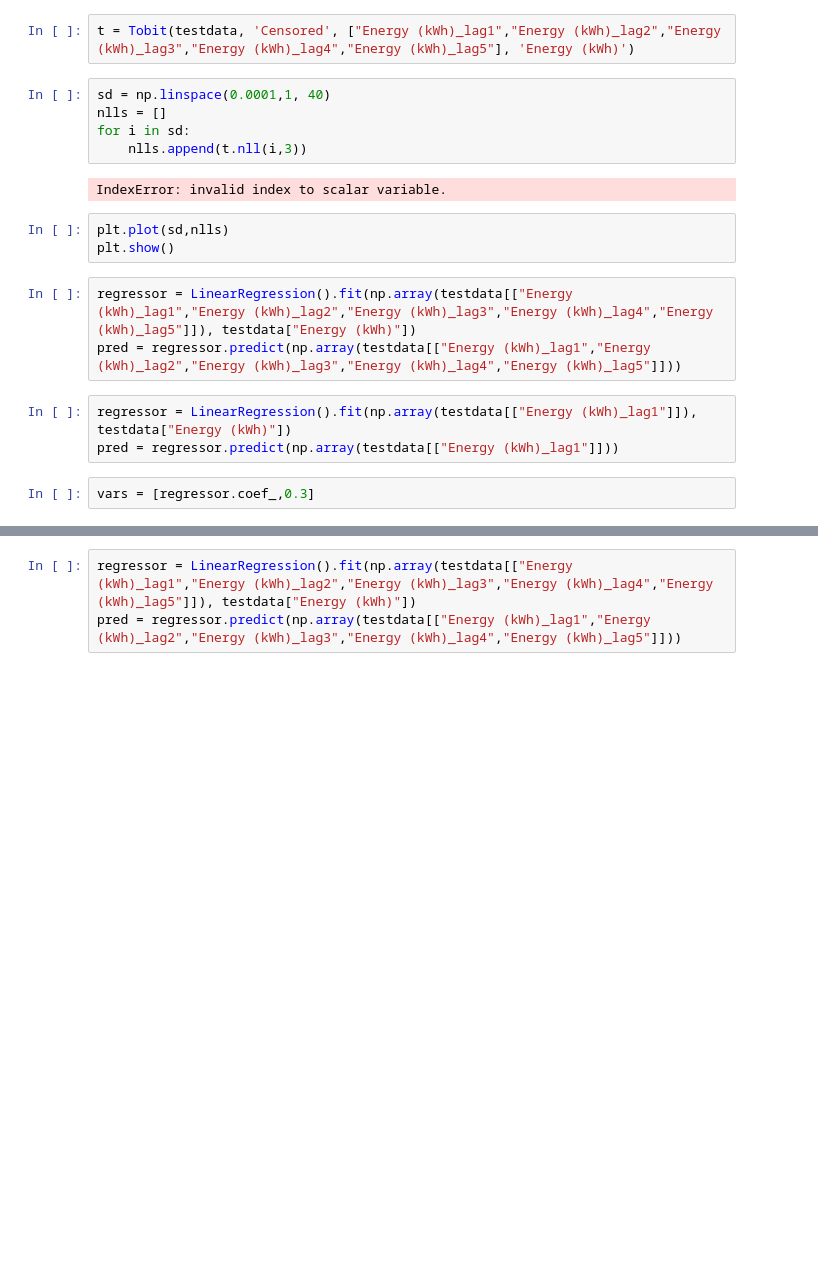
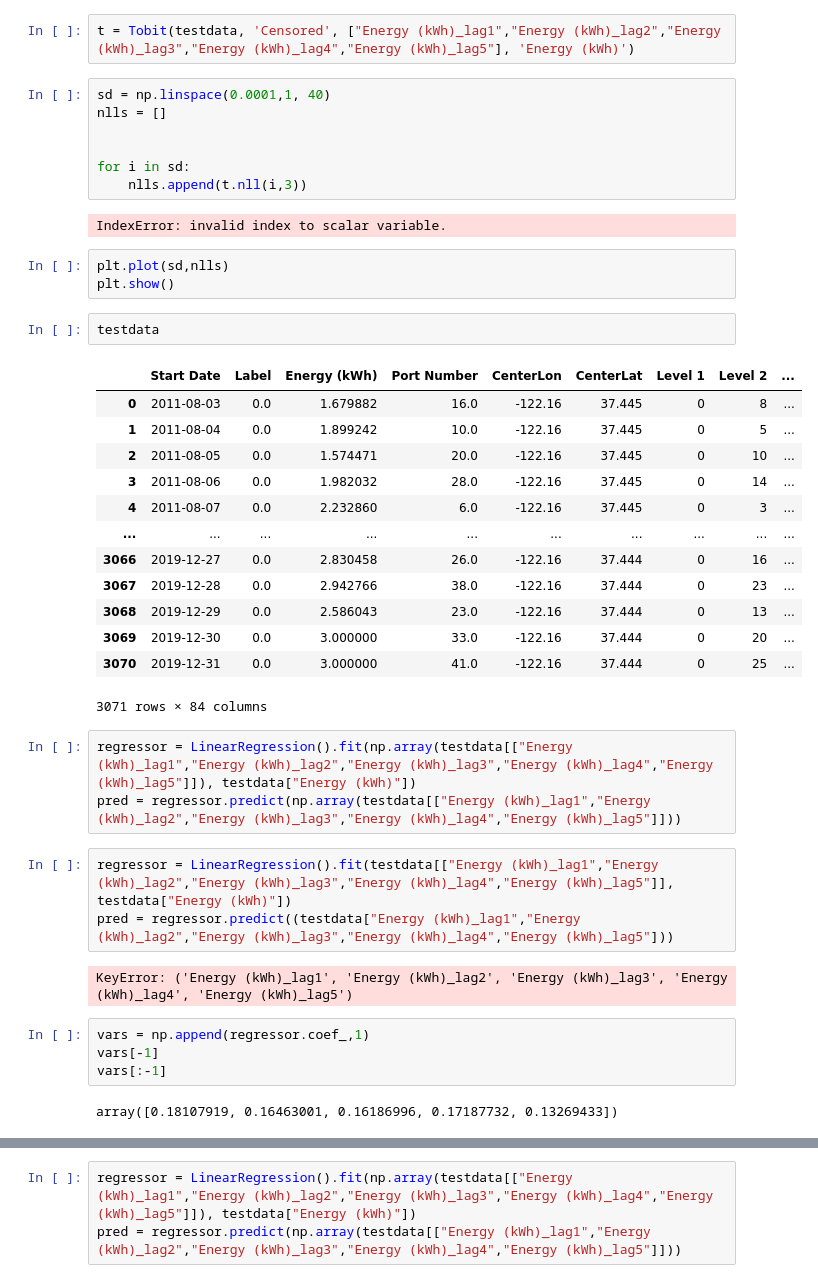
Before and after one commit to Jungar111/Bachelor2021, a Jupyter notebook: Modelling/tobit_test.ipynb, the cells around one changed output, grey strips where cells are left out. Cells and saved outputs as stored; diff of their text form; blank space fills up the shorter version.

```diff
--- a/Modelling/tobit_test.ipynb
+++ b/Modelling/tobit_test.ipynb
@@ -82,6 +82,8 @@ t = Tobit(testdata, 'Censored', ["Energy (kWh)_lag1","Energy (kWh)_lag2","Energy
 # %%
 sd = np.linspace(0.0001,1, 40)
 nlls = []
+
+
 for i in sd:
     nlls.append(t.nll(i,3))
 # %% [output]
@@ -89,13 +91,35 @@ IndexError: invalid index to scalar variable.
 # %%
 plt.plot(sd,nlls)
 plt.show()
+# %%
+testdata
+# %% [output]
+|  | Start Date | Label | Energy (kWh) | Port Number | CenterLon | CenterLat | Level 1 | Level 2 | ... |
+| 0 | 2011-08-03 | 0.0 | 1.679882 | 16.0 | -122.16 | 37.445 | 0 | 8 | ... |
+| 1 | 2011-08-04 | 0.0 | 1.899242 | 10.0 | -122.16 | 37.445 | 0 | 5 | ... |
+| 2 | 2011-08-05 | 0.0 | 1.574471 | 20.0 | -122.16 | 37.445 | 0 | 10 | ... |
+| 3 | 2011-08-06 | 0.0 | 1.982032 | 28.0 | -122.16 | 37.445 | 0 | 14 | ... |
+| 4 | 2011-08-07 | 0.0 | 2.232860 | 6.0 | -122.16 | 37.445 | 0 | 3 | ... |
+| ... | ... | ... | ... | ... | ... | ... | ... | ... | ... |
+| 3066 | 2019-12-27 | 0.0 | 2.830458 | 26.0 | -122.16 | 37.444 | 0 | 16 | ... |
+| 3067 | 2019-12-28 | 0.0 | 2.942766 | 38.0 | -122.16 | 37.444 | 0 | 23 | ... |
+| 3068 | 2019-12-29 | 0.0 | 2.586043 | 23.0 | -122.16 | 37.444 | 0 | 13 | ... |
+| 3069 | 2019-12-30 | 0.0 | 3.000000 | 33.0 | -122.16 | 37.444 | 0 | 20 | ... |
+| 3070 | 2019-12-31 | 0.0 | 3.000000 | 41.0 | -122.16 | 37.444 | 0 | 25 | ... |
+3071 rows × 84 columns
 # %%
 regressor = LinearRegression().fit(np.array(testdata[["Energy (kWh)_lag1","Energy (kWh)_lag2","Energy (kWh)_lag3","Energy (kWh)_lag4","Energy (kWh)_lag5"]]), testdata["Energy (kWh)"])
 pred = regressor.predict(np.array(testdata[["Energy (kWh)_lag1","Energy (kWh)_lag2","Energy (kWh)_lag3","Energy (kWh)_lag4","Energy (kWh)_lag5"]]))
 # %%
-regressor = LinearRegression().fit(np.array(testdata[["Energy (kWh)_lag1"]]), testdata["Energy (kWh)"])
-pred = regressor.predict(np.array(testdata[["Energy (kWh)_lag1"]]))
+regressor = LinearRegression().fit(testdata[["Energy (kWh)_lag1","Energy (kWh)_lag2","Energy (kWh)_lag3","Energy (kWh)_lag4","Energy (kWh)_lag5"]], testdata["Energy (kWh)"])
+pred = regressor.predict((testdata["Energy (kWh)_lag1","Energy (kWh)_lag2","Energy (kWh)_lag3","Energy (kWh)_lag4","Energy (kWh)_lag5"]))
+# %% [output]
+KeyError: ('Energy (kWh)_lag1', 'Energy (kWh)_lag2', 'Energy (kWh)_lag3', 'Energy (kWh)_lag4', 'Energy (kWh)_lag5')
-# %%
-vars = [regressor.coef_,0.3]
+# %%
+vars = np.append(regressor.coef_,1)
+vars[-1]
+vars[:-1]
+# %% [output]
+array([0.18107919, 0.16463001, 0.16186996, 0.17187732, 0.13269433])
 # %%
 minimizer = t.minimize(vars,3)
```
Also changed, not shown: parts of 10 cells of this notebook, 3 other files.
